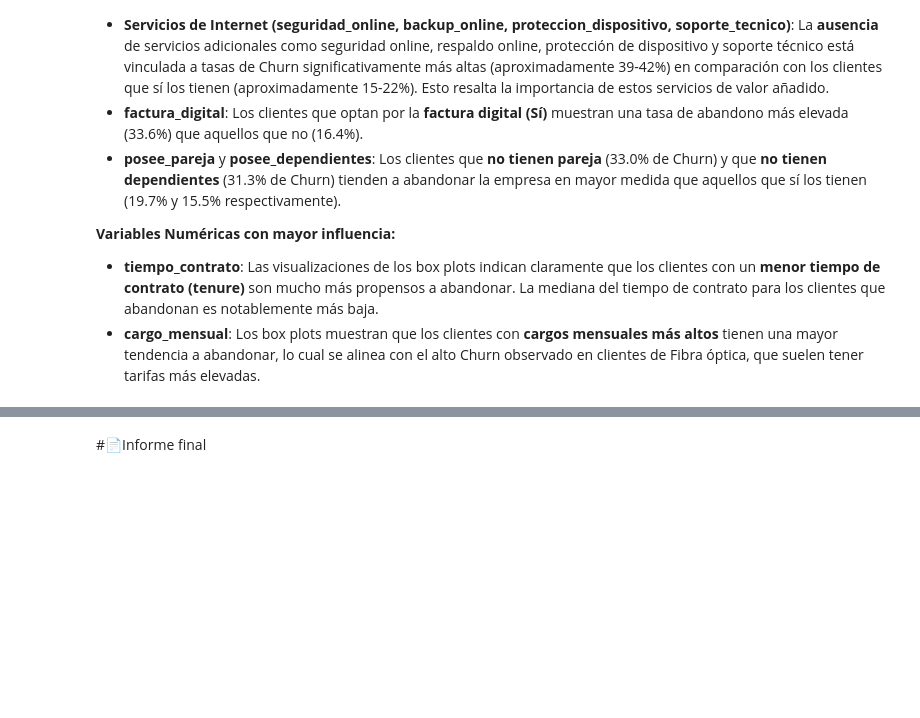
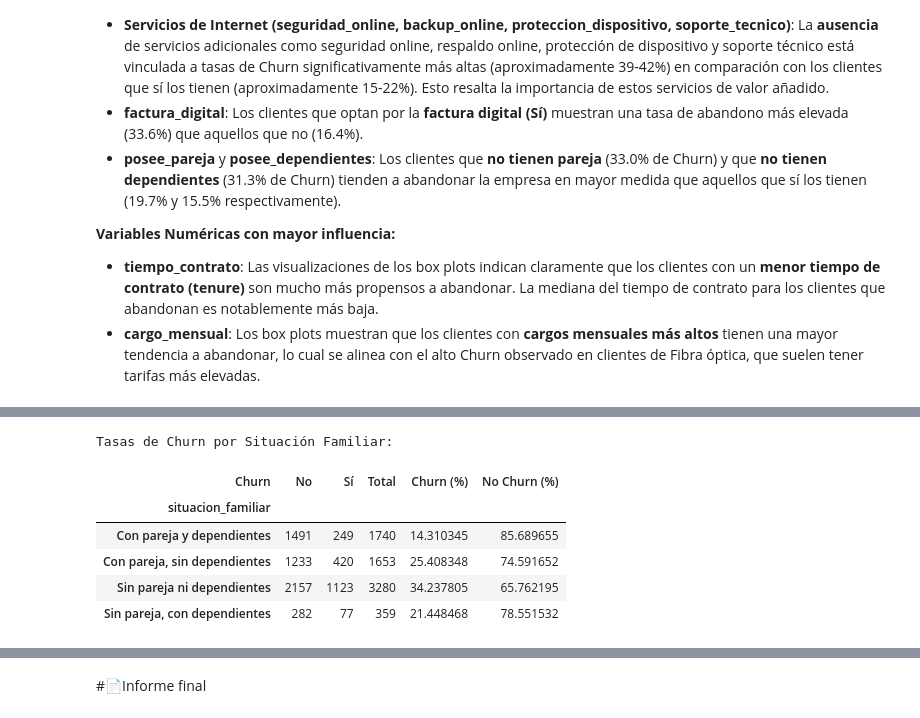
Before and after one commit to Solsmi/challenge_telecomx_latam, a Jupyter notebook: TelecomX_LATAM.ipynb, the cells around one changed output, grey strips where cells are left out. Saved outputs shown, nothing was run; the diff lists cells and outputs as text; code cells hidden in the pictures; blank space fills up the shorter version.

```diff
--- a/TelecomX_LATAM.ipynb
+++ b/TelecomX_LATAM.ipynb
@@ -625,0 +630,19 @@ El análisis de las variables categóricas y numéricas ha revelado varios facto
+# %%
+import numpy as np
+
+conditions = [
+    (df['posee_pareja'] == 'Sí') & (df['posee_dependientes'] == 'Sí'),
+    (df['posee_pareja'] == 'Sí') & (df['posee_dependientes'] == 'No'),
+    (df['posee_pareja'] == 'No') & (df['posee_dependientes'] == 'Sí'),
+    (df['posee_pareja'] == 'No') & (df['posee_dependientes'] == 'No')
+]
+
+choices = [
+    'Con pareja y dependientes',
+    'Con pareja, sin dependientes',
+    'Sin pareja, con dependientes',
+    'Sin pareja ni dependientes'
+]
+
+df['situacion_familiar'] = np.select(conditions, choices, default='Desconocido')
+df.head()
@@ -625,0 +656,16 @@ El análisis de las variables categóricas y numéricas ha revelado varios facto
+# %%
+churn_por_situacion = df.groupby('situacion_familiar')['Churn'].value_counts().unstack(fill_value=0)
+churn_por_situacion['Total'] = churn_por_situacion['No'] + churn_por_situacion['Sí']
+churn_por_situacion['Churn (%)'] = (churn_por_situacion['Sí'] / churn_por_situacion['Total']) * 100
+churn_por_situacion['No Churn (%)'] = (churn_por_situacion['No'] / churn_por_situacion['Total']) * 100
+
+print("Tasas de Churn por Situación Familiar:")
+display(churn_por_situacion)
+# %% [output]
+Tasas de Churn por Situación Familiar:
+| Churn | No | Sí | Total | Churn (%) | No Churn (%) |
+| situacion_familiar |  |  |  |  |  |
+| Con pareja y dependientes | 1491 | 249 | 1740 | 14.310345 | 85.689655 |
+| Con pareja, sin dependientes | 1233 | 420 | 1653 | 25.408348 | 74.591652 |
+| Sin pareja ni dependientes | 2157 | 1123 | 3280 | 34.237805 | 65.762195 |
+| Sin pareja, con dependientes | 282 | 77 | 359 | 21.448468 | 78.551532 |
```
Also changed, not shown: parts of 18 cells of this notebook.
